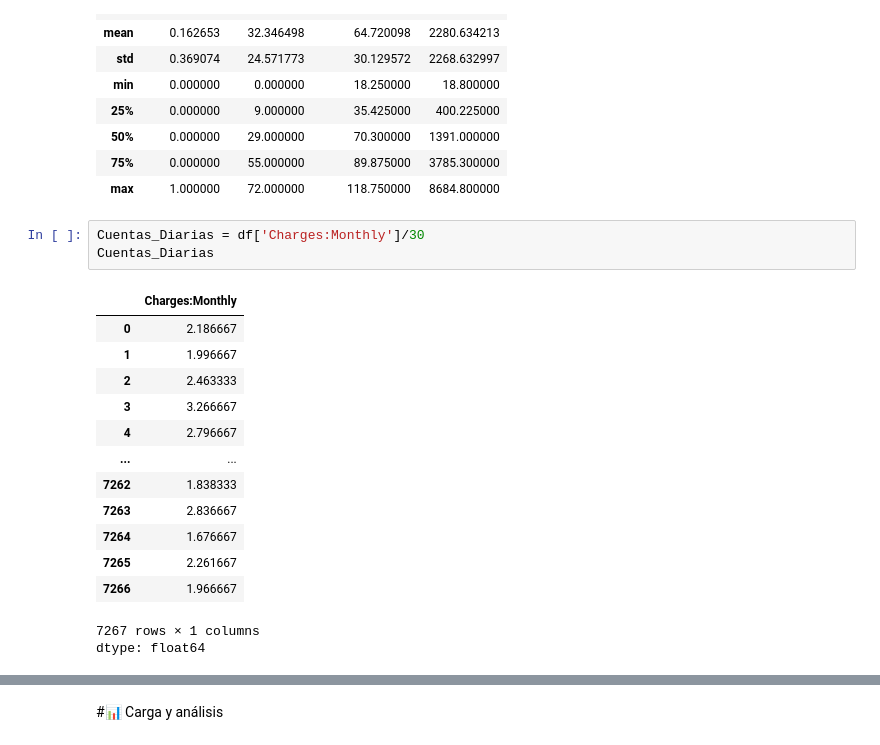
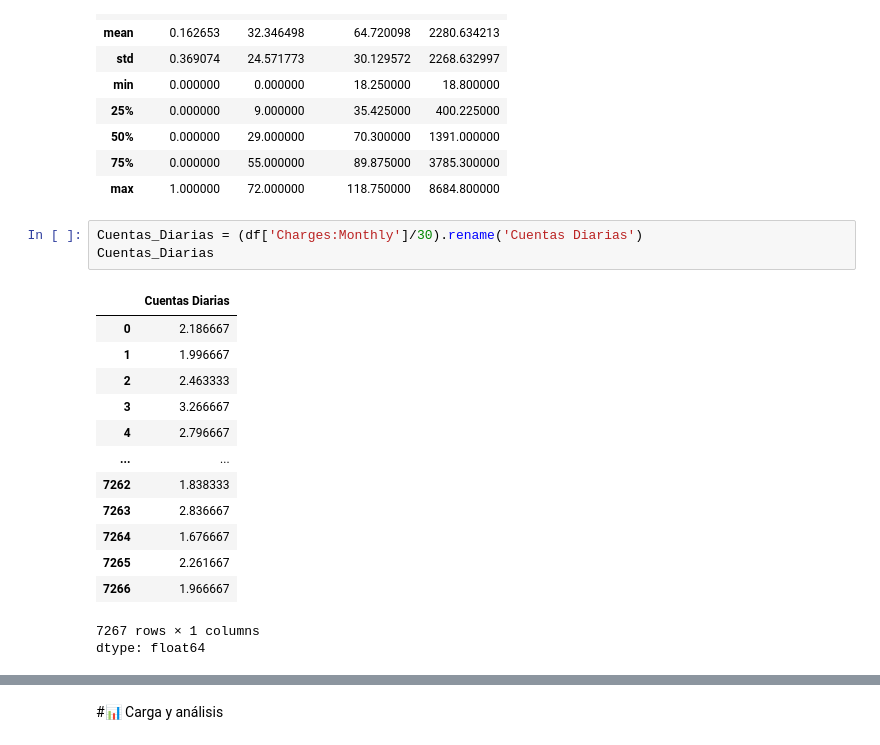
Before and after one commit to Ronaldvarela852/TelecomX_LATAM, a Jupyter notebook: TelecomX_LATAM.ipynb, the cells around one changed output, grey strips where cells are left out. Saved outputs shown, nothing was run; the diff lists cells and outputs as text.

```diff
--- a/TelecomX_LATAM.ipynb
+++ b/TelecomX_LATAM.ipynb
@@ -229,10 +214,10 @@ df.describe()
 | 75% | 0.000000 | 55.000000 | 89.875000 | 3785.300000 |
 | max | 1.000000 | 72.000000 | 118.750000 | 8684.800000 |
 # %%
-Cuentas_Diarias = df['Charges:Monthly']/30
+Cuentas_Diarias = (df['Charges:Monthly']/30).rename('Cuentas Diarias')
 Cuentas_Diarias
 # %% [output]
-|  | Charges:Monthly |
+|  | Cuentas Diarias |
 | 0 | 2.186667 |
 | 1 | 1.996667 |
 | 2 | 2.463333 |
```
Also changed, not shown: parts of 8 cells of this notebook.
